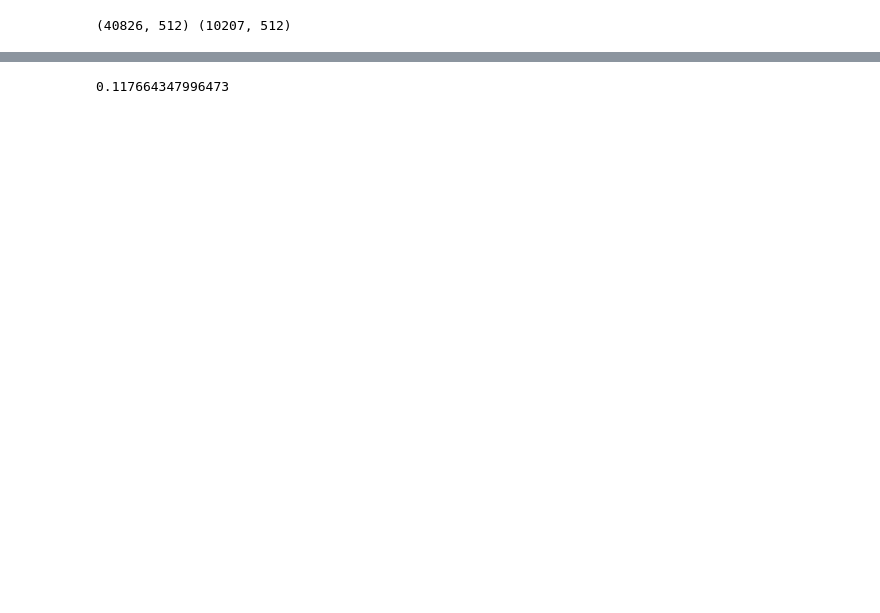
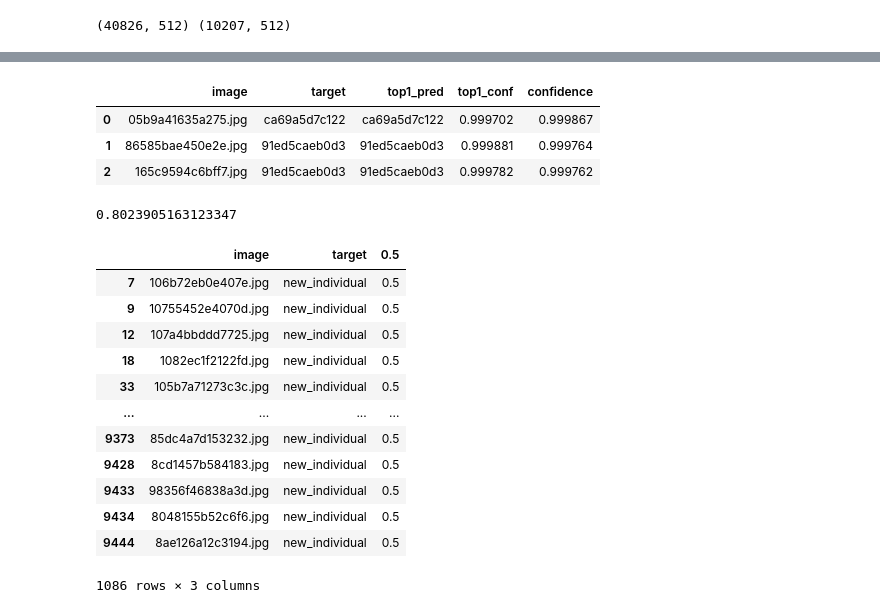
Before and after one commit to ptran1203/whale, a Jupyter notebook: eval.ipynb, the cells around one changed output, grey strips where cells are left out. Cells and saved outputs as stored; diff of their text form; code cells hidden in the pictures; blank space fills up the shorter version.

```diff
--- a/eval.ipynb
+++ b/eval.ipynb
@@ -16,7 +16,6 @@ def l2norm(embs):
 infer_dirs = glob('infer/*')[:]
 # infer_dirs = infer_dirs[1:]
 infer_dirs = [x for x in infer_dirs if 'bk' not in x]
-infer_dirs = [x for x in infer_dirs if 'valacc' in x]
 weights = [1.0] * len(infer_dirs)
 # weights = [1.0, 0.5, 0.5]
 
@@ -272,0 +341,18 @@ val_targets_df.head(2)
+# %%
+def accum(x):
+    # x = x.sort_values(ascending=False)
+    if len(x) > 3 and np.max(x) < 0.51:
+        return np.max(x) - 0.002 * len(x)
+    # r = np.sum([v ** 10 for v in x[:2]])
+    # return r
+    return np.max(x)
+
+raw_val_df['confidence'] = 1 - raw_val_df['distances']
+val_df = raw_val_df.groupby(['image','target', 'top1_pred', 'top1_conf']).confidence.agg(accum).reset_index()
+val_df = val_df.sort_values(['confidence', 'top1_conf'], ascending=False).reset_index(drop=True)
+val_df.head(3)
+# %% [output]
+|  | image | target | top1_pred | top1_conf | confidence |
+| 0 | 05b9a41635a275.jpg | ca69a5d7c122 | ca69a5d7c122 | 0.999702 | 0.999867 |
+| 1 | 86585bae450e2e.jpg | 91ed5caeb0d3 | 91ed5caeb0d3 | 0.999881 | 0.999764 |
+| 2 | 165c9594c6bff7.jpg | 91ed5caeb0d3 | 91ed5caeb0d3 | 0.999782 | 0.999762 |
@@ -273,4 +364,52 @@ val_targets_df.head(2)
+# %%
+val_pred = {}
+sample_list = ['938b7e931166', '5bf17305f073', '7593d2aee842', '7362d7a01d00','956562ff2888']
+
+for i,row in tqdm(val_df.iterrows(), total=len(val_df)):
+    if row.image in val_pred:
+        if len(val_pred[row.image])==5:
+            continue
+        val_pred[row.image].append(row.target)
+    elif row.confidence < 0.5#: or row.top1_conf < 0.05:
+        val_pred[row.image] = ['new_individual',row.target]
+    else:
+        val_pred[row.image] = [row.target,'new_individual']
+
+for x in tqdm(val_pred):
+    if len(val_pred[x])<5:
+        remaining = [y for y in sample_list if y not in val_pred]
+        val_pred[x] = val_pred[x]+remaining
+        val_pred[x] = val_pred[x][:5]
+    val_pred[x] = ' '.join(val_pred[x])
+
+val_pred = pd.Series(val_pred).reset_index()
+val_pred.columns = ['image','predictions']
+val_pred.head()
+
+all_preds = dict(zip(val_pred['image'], val_pred['predictions']))
+th = 0.5
+for i,row in val_targets_df.iterrows():
+        target = row.target
+        preds = all_preds[row.image].split(" ")
+        val_targets_df.loc[i,th] = map_per_image(target,preds)
+cv = val_targets_df[th].mean()
+cv
+# 0.7523268345253258
+# %% [output]
+0.8023905163123347
 # %%
-len(val_targets_df[val_targets_df[0.5] == 0.0 ]) / len(val_targets_df)
+val_targets_df[(val_targets_df[0.5] < 1) & (val_targets_df['target'] == 'new_individual')]
 # %% [output]
+|  | image | target | 0.5 |
+| 7 | 106b72eb0e407e.jpg | new_individual | 0.5 |
+| 9 | 10755452e4070d.jpg | new_individual | 0.5 |
+| 12 | 107a4bbddd7725.jpg | new_individual | 0.5 |
+| 18 | 1082ec1f2122fd.jpg | new_individual | 0.5 |
+| 33 | 105b7a71273c3c.jpg | new_individual | 0.5 |
+| ... | ... | ... | ... |
+| 9373 | 85dc4a7d153232.jpg | new_individual | 0.5 |
+| 9428 | 8cd1457b584183.jpg | new_individual | 0.5 |
+| 9433 | 98356f46838a3d.jpg | new_individual | 0.5 |
+| 9434 | 8048155b52c6f6.jpg | new_individual | 0.5 |
+| 9444 | 8ae126a12c3194.jpg | new_individual | 0.5 |
-0.117664347996473
+1086 rows × 3 columns
```
Also changed, not shown: parts of 11 cells of this notebook, 2 other files.
